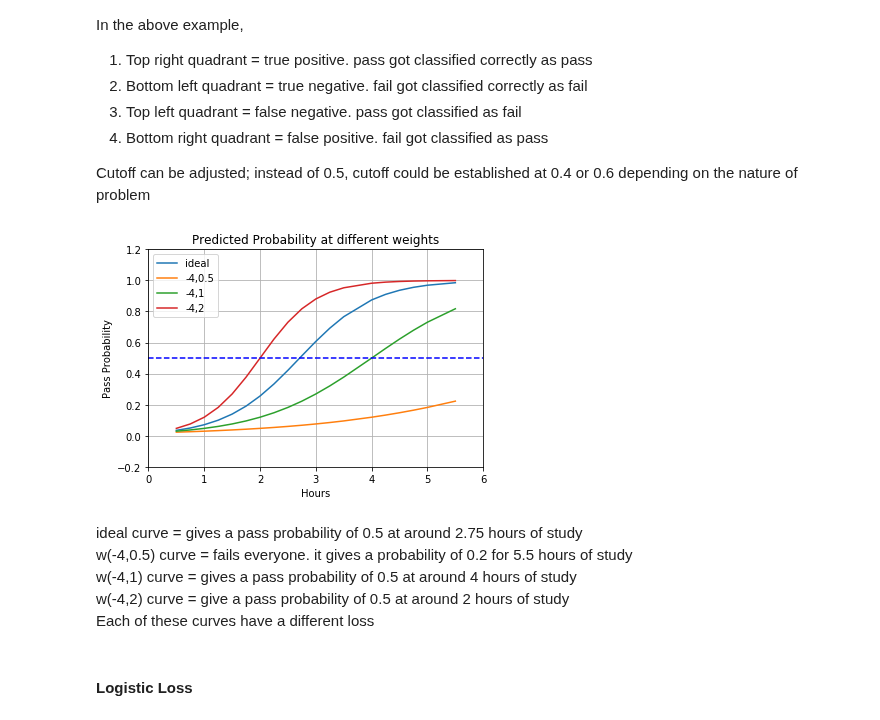
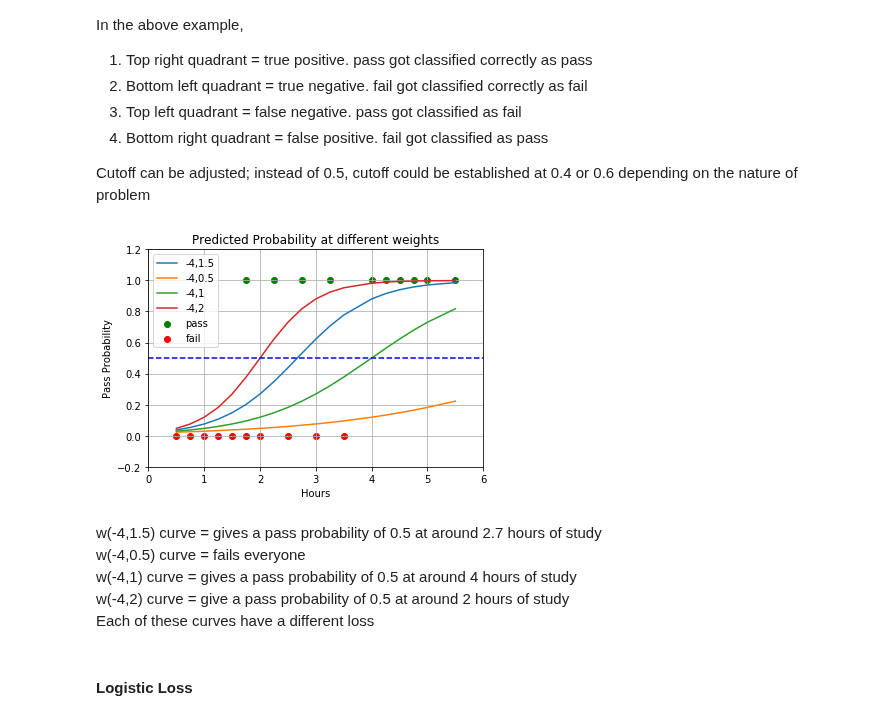
Before and after one commit to ChandraLingam/AmazonSageMakerCourse, a Jupyter notebook: GradientDescent/logistic_cost_example.ipynb, the cells around one changed output. Drawn from its saved outputs; the diff is of its cells as text; code cells hidden in the pictures.

```diff
--- a/GradientDescent/logistic_cost_example.ipynb
+++ b/GradientDescent/logistic_cost_example.ipynb
@@ -209,25 +208,26 @@ for i in range(len(w1)):
     y_predicted_wt['{0},{1}'.format(w0[i],w1[i])] \
         = sigmoid_func(predicted_at_weight(w0[i],w1[i],df.Hours))
 # %%
-plt.plot(df.Hours, y_predicted, label='ideal')
+plt.scatter(x=df[df.Pass==1].Hours,y=df[df.Pass==1].Pass, color='g', label='pass')
+plt.scatter(x=df[df.Pass==0].Hours,y=df[df.Pass==0].Pass, color='r',label='fail')
 
 for w in y_predicted_wt.keys():
     plt.plot(df.Hours,y_predicted_wt[w],label=w)
 
 plt.xlim((0,6))
 plt.ylim((-0.2,1.2))
 plt.axhline(y=0.5,xmin=0,xmax=6, color = 'b', ls='dashed')
 plt.xlabel('Hours')
 plt.ylabel('Pass Probability')
 plt.title('Predicted Probability at different weights')
 plt.legend()
 plt.grid(True)
 plt.show()
 # %% [output]
-[figure, old version]
+[figure, new version]
 # %% [markdown]
-ideal curve = gives a pass probability of 0.5 at around 2.75 hours of study
-w(-4,0.5) curve = fails everyone.  it gives a probability of 0.2 for 5.5 hours of study
+w(-4,1.5) curve = gives a pass probability of 0.5 at around 2.7 hours of study
+w(-4,0.5) curve = fails everyone
 w(-4,1) curve = gives a pass probability of 0.5 at around 4 hours of study
 w(-4,2) curve = give a pass probability of 0.5 at around 2 hours of study
 Each of these curves have a different loss
```
Also changed, not shown: parts of 13 cells of this notebook, 10 other files.
